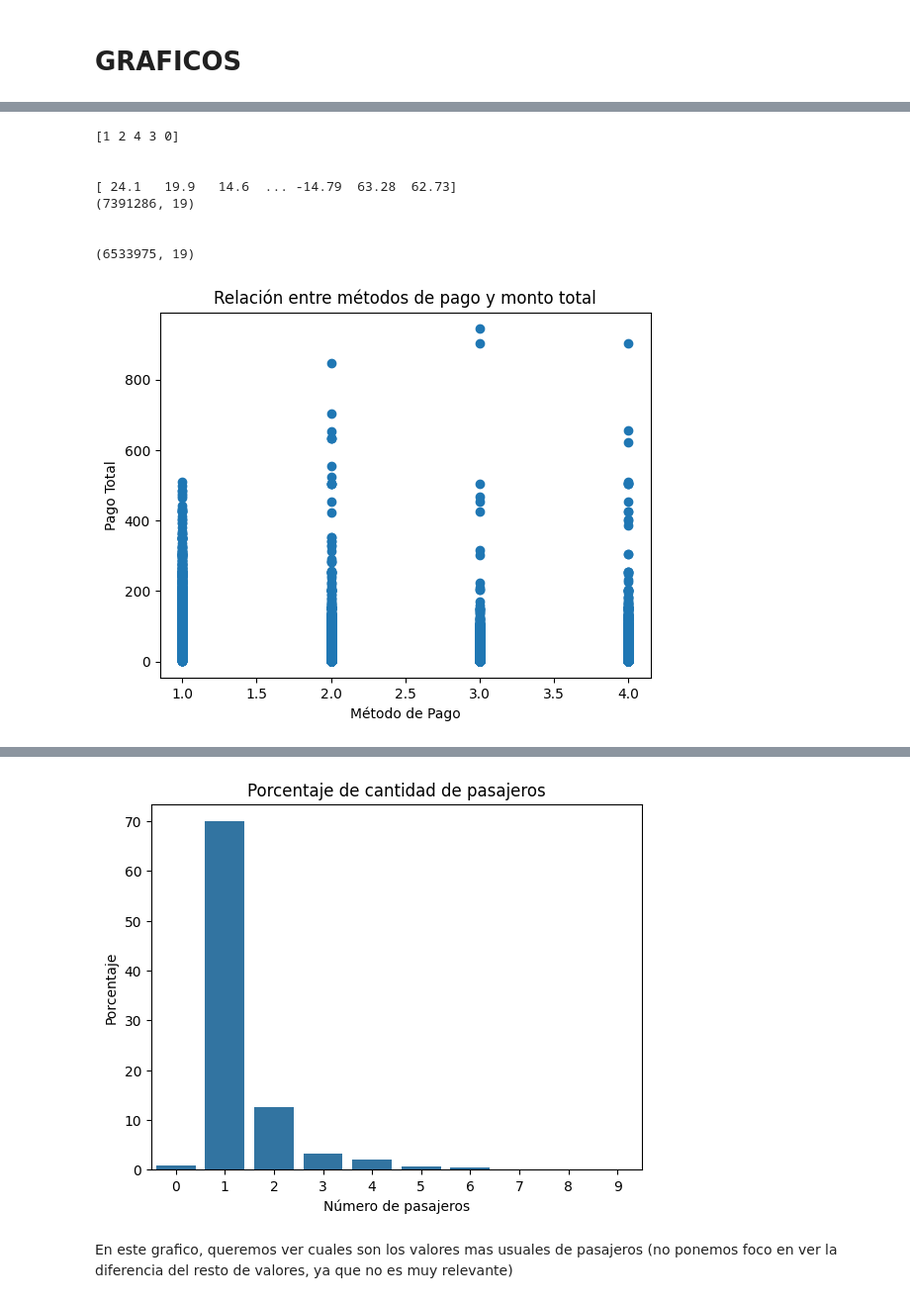
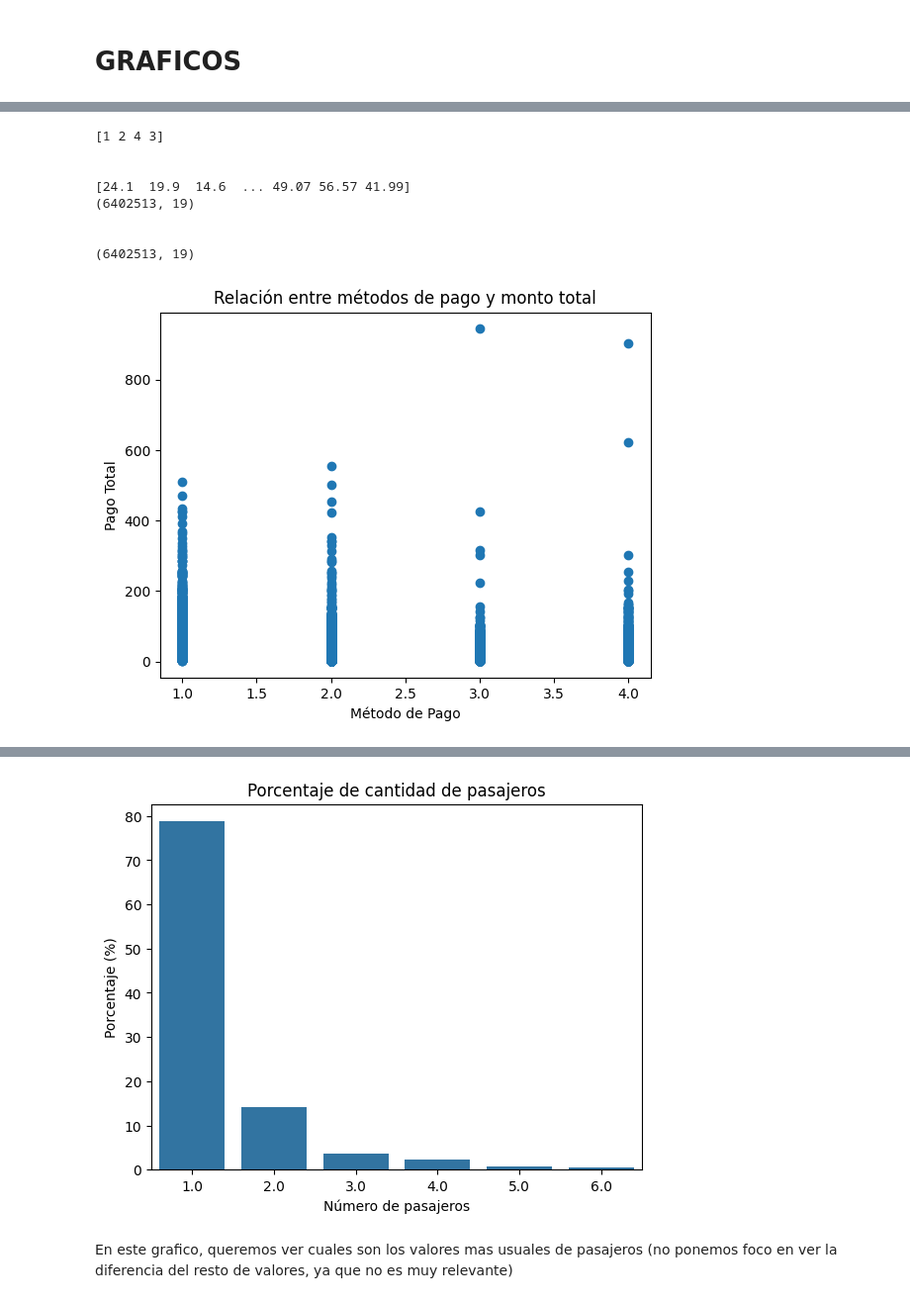
Before and after one commit to CD-GRUPO3/TA047R-1C2025-GRUPO03, a Jupyter notebook: TA047R_TP1_GRUPO03_ENTREGA_EJ1.ipynb, the cells around one changed output, grey strips where cells are left out. Shown at 99% size. Saved outputs shown, nothing was run; the diff lists cells and outputs as text; code cells hidden in the pictures.

```diff
--- a/TA047R_TP1_GRUPO03_ENTREGA_EJ1.ipynb
+++ b/TA047R_TP1_GRUPO03_ENTREGA_EJ1.ipynb
@@ -102,7 +82,7 @@ for index, row in stations.iterrows():
   dic_stations[row['LocationID']] = (row['Borough'], row['Zone'])
 
 
-#Filtramos las zonas que no estén dentro de la zona amarilla
+#Filtramos las zonas que no estén dentro de la zona amarilla (que suban y bajen en amarilla o que suban en la amarilla y bajen en otra zona)
 data = data[data['DOLocationID'].isin(dic_stations) & data['PULocationID'].isin(dic_stations)]
 #ESTÁ BIEN HACER ESTO?? PREGUNTAR
 
@@ -118,12 +98,25 @@ data = data[(data["mta_tax"] >= 0) &
 # Filtrar solo los viajes con "total_amount" mayor que 0
 data = data[data["total_amount"] > 0]
 
-# Filtrar los viajes con NaN en "passenger_count" o pasajeros 0
+# Filtrar los viajes con NaN en "passenger_count"
 data = data[~data["passenger_count"].isna()]  # Eliminar NaN (~ es operador de negación)
-data = data[data["passenger_count"] > 0]
+data = data[data["passenger_count"] > 0]  # Sacamos la cantidad de pasajeros que no es posible (<= 0 o > 6)
+data = data[data["passenger_count"] <= 6]
 
 # Filtrar viajes con distancias 0 o negativas
 data = data[data["trip_distance"] > 0]  # Eliminar distancias <= 0
+# Filtrar distancias mayores a 250 millas (DATO: la  vuelta al mundo son 25.000 millas) --< filtramos pues encontramos un viaje de más de 63.000 millas
+data = data[data["trip_distance"] < 250]
 
-data.describe()
+valores_posibles_ratecodeID = [1, 2, 3, 4, 5, 6]
+data = data[data['RatecodeID'].isin(valores_posibles_ratecodeID)]
+
+# Filtrar las filas que sean de 2024 y de los meses 07, 08 y 09
+data = data[(data['tpep_pickup_datetime'].dt.year == 2024) &
+                     (data['tpep_pickup_datetime'].dt.month.isin([7, 8, 9])) & (data['tpep_dropoff_datetime'].dt.year == 2024) &
+                     (data['tpep_dropoff_datetime'].dt.month.isin([7, 8, 9]))]
+
+
+
+print(data)
 # %% [output]
@@ -384,15 +376,15 @@ plt.xlabel('Método de Pago')
 plt.ylabel('Pago Total')
 plt.show()
 # %% [output]
-[1 2 4 3 0]
+[1 2 4 3]
 
 
-[ 24.1   19.9   14.6  ... -14.79  63.28  62.73]
-(7391286, 19)
+[24.1  19.9  14.6  ... 49.07 56.57 41.99]
+(6402513, 19)
 
 
-(6533975, 19)
+(6402513, 19)
-[figure, old version]
+[figure, new version]
 # %%
 
 all_locations = pd.concat([data['PULocationID'], data['DOLocationID']]) #Creamos otro dataframe para juntar las locaciones
@@ -424,17 +416,18 @@ La siguiente foto ilustra lo anterior:
 
  <img src="https://i.imgur.com/KLEhQDx.png" alt="Alt Text" width="800" >
 # %%
-ax=data[['passenger_count']].dropna()
-plot = sns.countplot(data, x='passenger_count', stat='percent')
+# Crear el gráfico de barras con countplot
+plot = sns.countplot(data=data, x='passenger_count', stat='percent')
 
-plt.xticks(ticks=plot.get_xticks(), labels=[int(tick) for tick in plot.get_xticks()]) #Quito los decimales del eje x
+# Títulos y etiquetas
 plot.set_title('Porcentaje de cantidad de pasajeros')
 plot.set_xlabel('Número de pasajeros')
-plot.set_ylabel('Porcentaje')
+plot.set_ylabel('Porcentaje (%)')
 
-plt.show()         # Mostrar el gráfico
+# Mostrar el gráfico
+plt.show()
 # %% [output]
-[figure, old version]
+[figure, new version]
 # %% [markdown]
 En este grafico, queremos ver cuales son los valores mas usuales de pasajeros (no ponemos foco en ver la diferencia del resto de valores, ya que no es muy relevante)
 # %%
```
Also changed, not shown: parts of 16 cells of this notebook.
